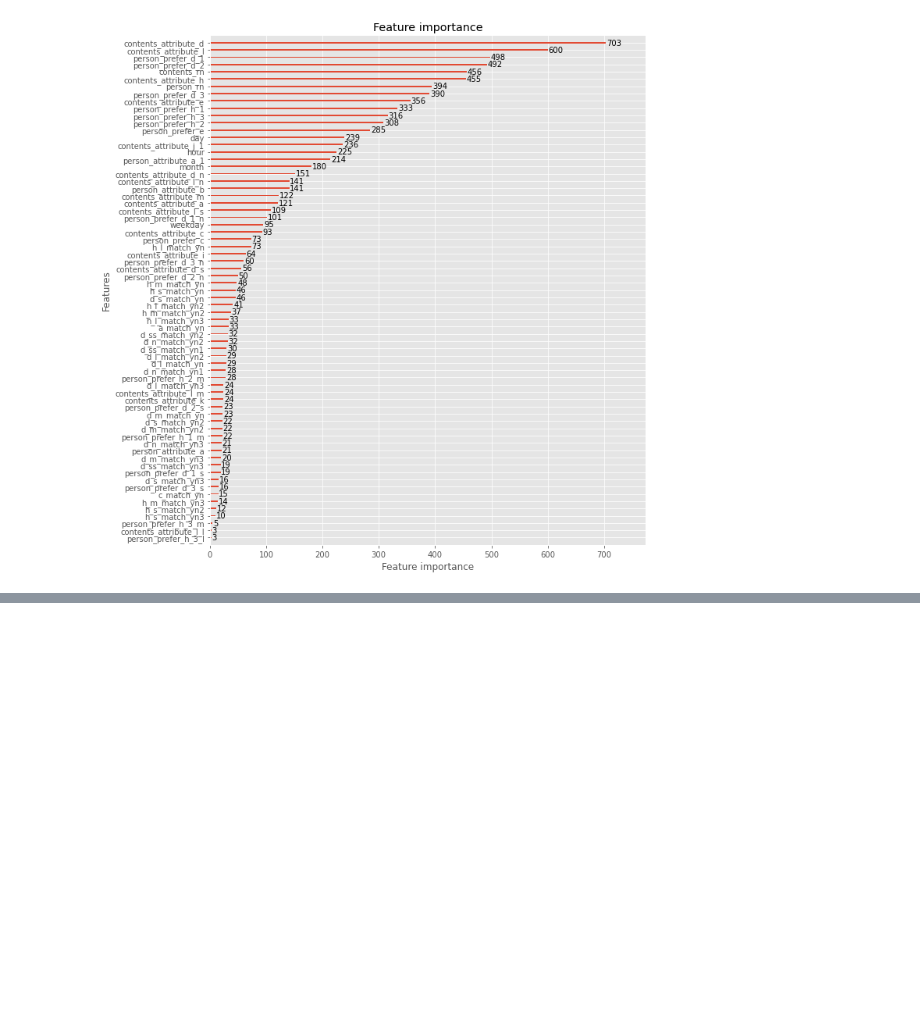
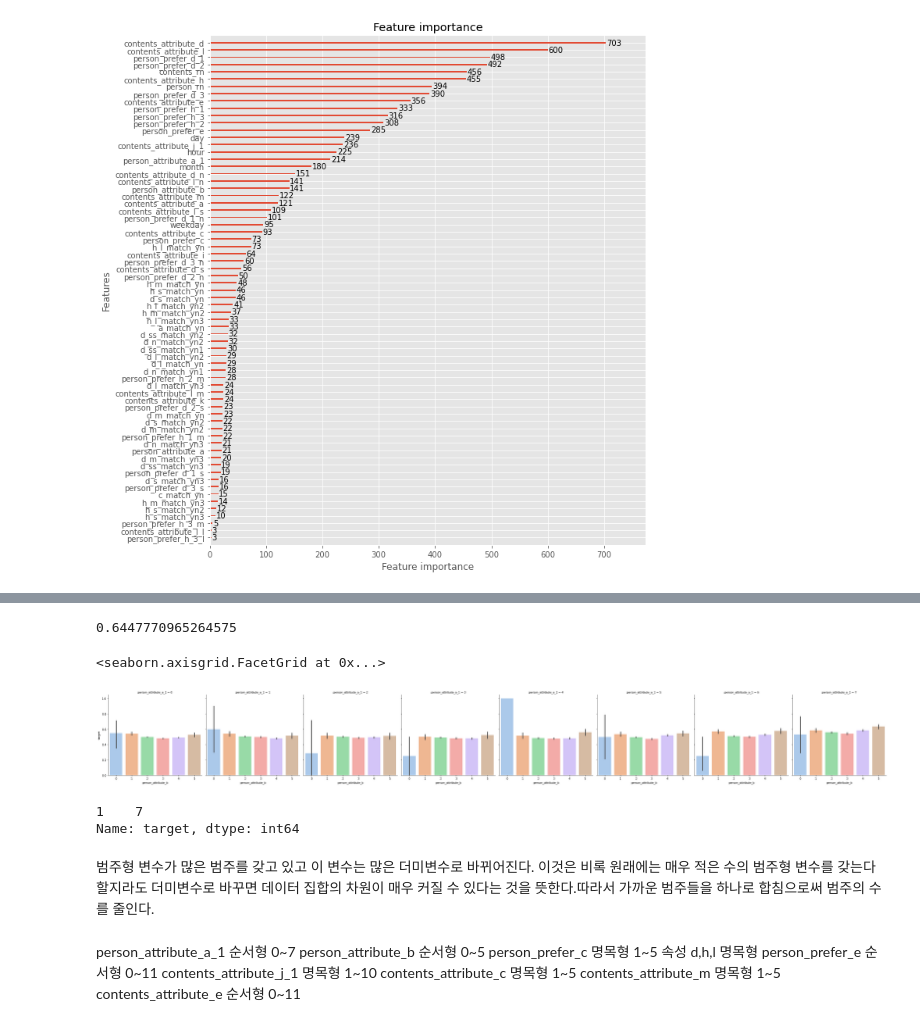
Before and after one commit to jangwoosol/jobcare, a Jupyter notebook: 회귀분석이용한단계적변수제거.ipynb, the cells around one changed output, grey strips where cells are left out. Saved outputs shown, nothing was run; the diff lists cells and outputs as text; code cells hidden in the pictures; blank space fills up the shorter version.

```diff
--- a/회귀분석이용한단계적변수제거.ipynb
+++ b/회귀분석이용한단계적변수제거.ipynb
@@ -479,0 +468,7 @@ plot_importance(lgbm,ax=ax)
+# %%
+#new
+from sklearn.metrics import f1_score
+preds=lgbm.predict(x_test)
+f1_score(preds,y_test)
+# %% [output]
+0.6447770965264575
@@ -479,0 +480,14 @@ plot_importance(lgbm,ax=ax)
+# %%
+sns.catplot(x='person_attribute_b', y='target', kind="bar",col = "person_attribute_a_1", data=df_train, palette='pastel')
+# %% [output]
+<seaborn.axisgrid.FacetGrid at 0x...>
+[figure, added]
+# %%
+df_train['target'][(df_train.person_prefer_c==3)&(df_train.person_attribute_b==0)].value_counts()
+# %% [output]
+1    7
+Name: target, dtype: int64
+# %% [markdown]
+범주형 변수가 많은 범주를 갖고 있고 이 변수는 많은 더미변수로 바뀌어진다.
+이것은 비록 원래에는 매우 적은 수의 범주형 변수를 갖는다 할지라도 더미변수로 바꾸면
+데이터 집합의 차원이 매우 커질 수 있다는 것을 뜻한다.따라서 가까운 범주들을 하나로 합침으로써 범주의 수를 줄인다.
@@ -479,0 +521,10 @@ plot_importance(lgbm,ax=ax)
+# %% [markdown]
+person_attribute_a_1 순서형 0~7
+person_attribute_b 순서형 0~5
+person_prefer_c 명목형 1~5
+속성 d,h,l 명목형
+person_prefer_e 순서형 0~11
+contents_attribute_j_1 명목형 1~10
+contents_attribute_c 명목형 1~5
+contents_attribute_m 명목형 1~5
+contents_attribute_e 순서형 0~11
```
Also changed, not shown: parts of 31 cells of this notebook.
